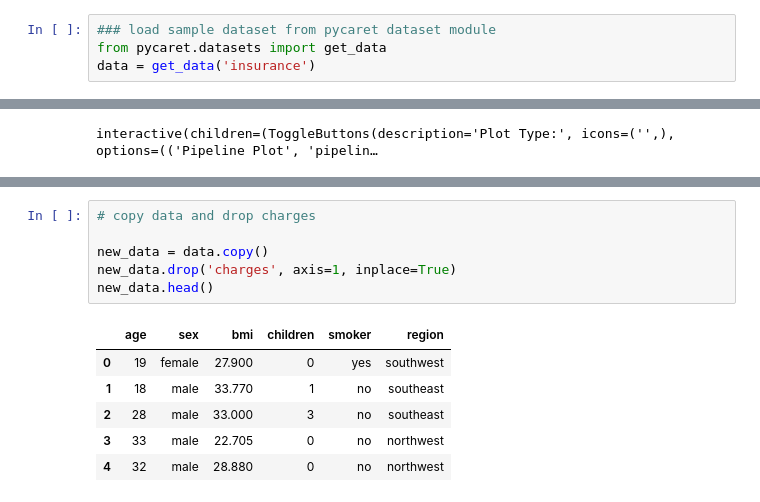
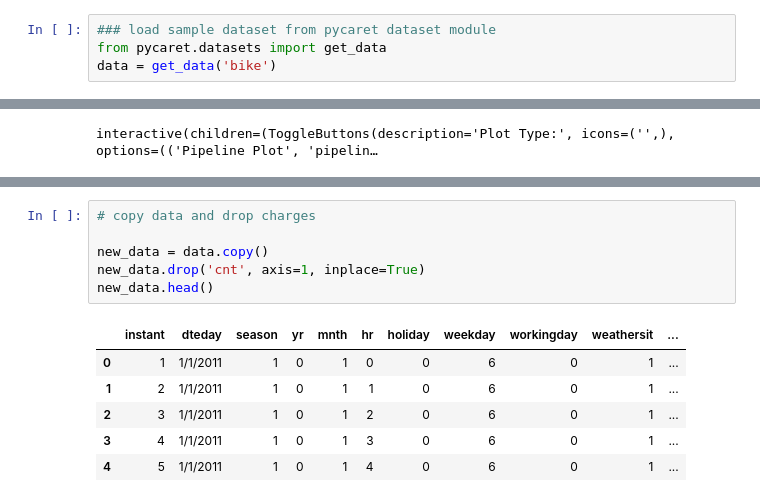
Before and after one commit to SiriBatchu/CMPE-255-HW3, a Jupyter notebook: Regression_pycaret.ipynb, the cells around one changed output, grey strips where cells are left out. Cells and saved outputs as stored; diff of their text form.

```diff
--- a/Regression_pycaret.ipynb
+++ b/Regression_pycaret.ipynb
@@ -49,5 +49,5 @@ pycaret.__version__
 # %%
 ### load sample dataset from pycaret dataset module
 from pycaret.datasets import get_data
-data = get_data('insurance')
+data = get_data('bike')
 # %% [output]
@@ -199,16 +199,16 @@ holdout_pred.head()
 # %%
 # copy data and drop charges
 
 new_data = data.copy()
-new_data.drop('charges', axis=1, inplace=True)
+new_data.drop('cnt', axis=1, inplace=True)
 new_data.head()
 # %% [output]
-|  | age | sex | bmi | children | smoker | region |
-| 0 | 19 | female | 27.900 | 0 | yes | southwest |
-| 1 | 18 | male | 33.770 | 1 | no | southeast |
-| 2 | 28 | male | 33.000 | 3 | no | southeast |
-| 3 | 33 | male | 22.705 | 0 | no | northwest |
-| 4 | 32 | male | 28.880 | 0 | no | northwest |
+|  | instant | dteday | season | yr | mnth | hr | holiday | weekday | workingday | weathersit | ... |
+| 0 | 1 | 1/1/2011 | 1 | 0 | 1 | 0 | 0 | 6 | 0 | 1 | ... |
+| 1 | 2 | 1/1/2011 | 1 | 0 | 1 | 1 | 0 | 6 | 0 | 1 | ... |
+| 2 | 3 | 1/1/2011 | 1 | 0 | 1 | 2 | 0 | 6 | 0 | 1 | ... |
+| 3 | 4 | 1/1/2011 | 1 | 0 | 1 | 3 | 0 | 6 | 0 | 1 | ... |
+| 4 | 5 | 1/1/2011 | 1 | 0 | 1 | 4 | 0 | 6 | 0 | 1 | ... |
 # %%
 # predict model on new_data
 predictions = predict_model(best, data = new_data)
```
Also changed, not shown: parts of 13 cells of this notebook.
